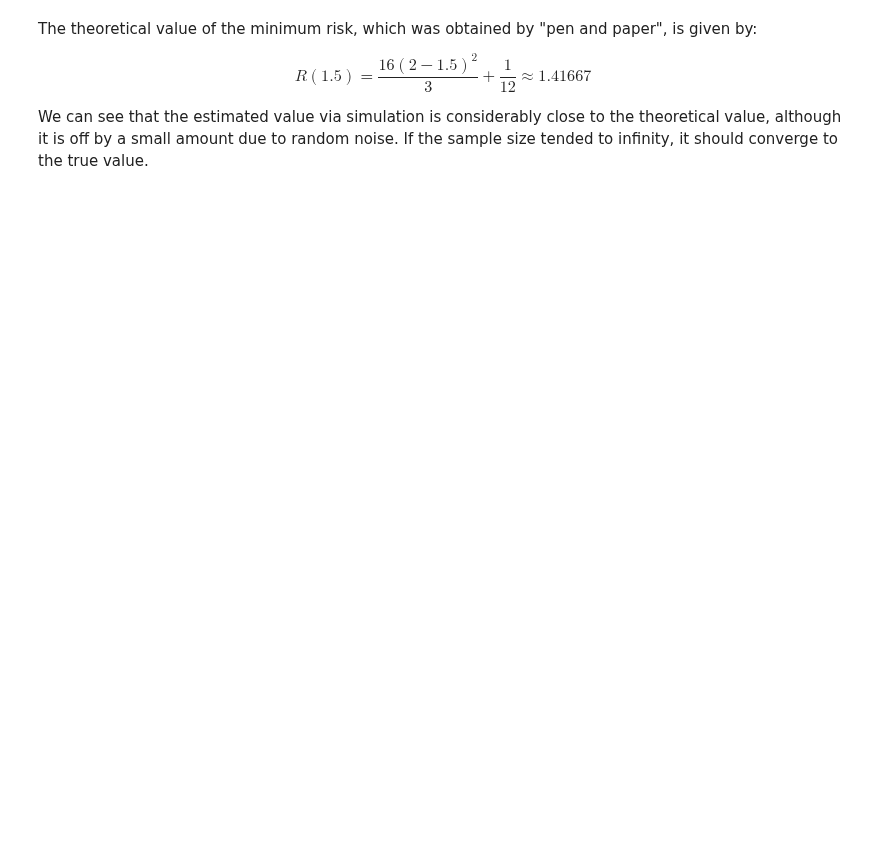
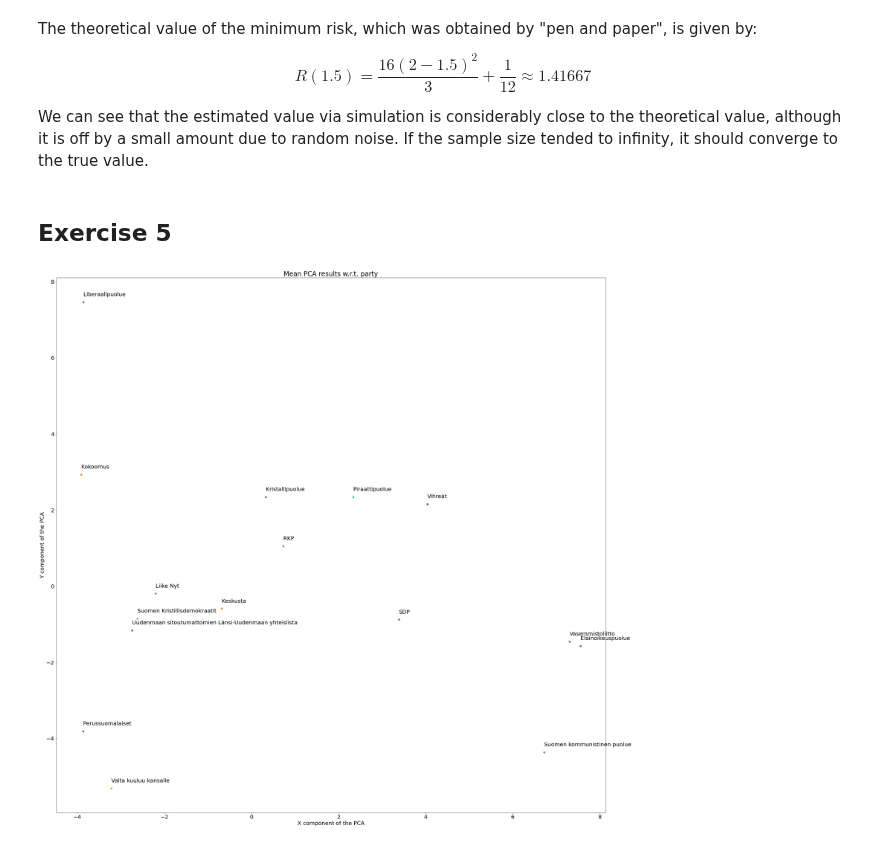
Before and after one commit to vyeoms/assignments, a Jupyter notebook: hy-advanced-ml-2023/set1/set1.ipynb, the cells around one changed output. Saved outputs shown, nothing was run; the diff lists cells and outputs as text; code cells hidden in the pictures; blank space fills up the shorter version.

```diff
--- a/hy-advanced-ml-2023/set1/set1.ipynb
+++ b/hy-advanced-ml-2023/set1/set1.ipynb
@@ -38,3 +41,27 @@ The theoretical value of the minimum risk, which was obtained by "pen and paper"
 $$R(1.5)=\frac{16(2-1.5)^2}{3}+\frac{1}{12} \approx 1.41667$$
 
 We can see that the estimated value via simulation is considerably close to the theoretical value, although it is off by a small amount due to random noise. If the sample size tended to infinity, it should converge to the true value.
+# %% [markdown]
+## Exercise 5
+# %%
+data = np.loadtxt("elec2022.txt", delimiter=" ")
+parties = data[:, 0]
+answers = data[:, 1:]
+
+model = PCA(2, copy=True)
+reduced_x = model.fit_transform(answers)
+
+with open("parties.txt", "r") as f:
+    for line in f:
+        party_id, party_name = line.split(' ', 1)
+        party_id = int(party_id)
+        party_mean = reduced_x[parties == party_id].mean(axis=0)
+        plt.scatter(party_mean[0], party_mean[1], label=party_name)
+        plt.annotate(party_name, (party_mean[0], party_mean[1]))
+
+plt.xlabel("X component of the PCA")
+plt.ylabel("Y component of the PCA")
+plt.title("Mean PCA results w.r.t. party")
+plt.show()
+# %% [output]
+[figure, added]
```
Also changed, not shown: parts of 2 cells of this notebook, 8 other files.
